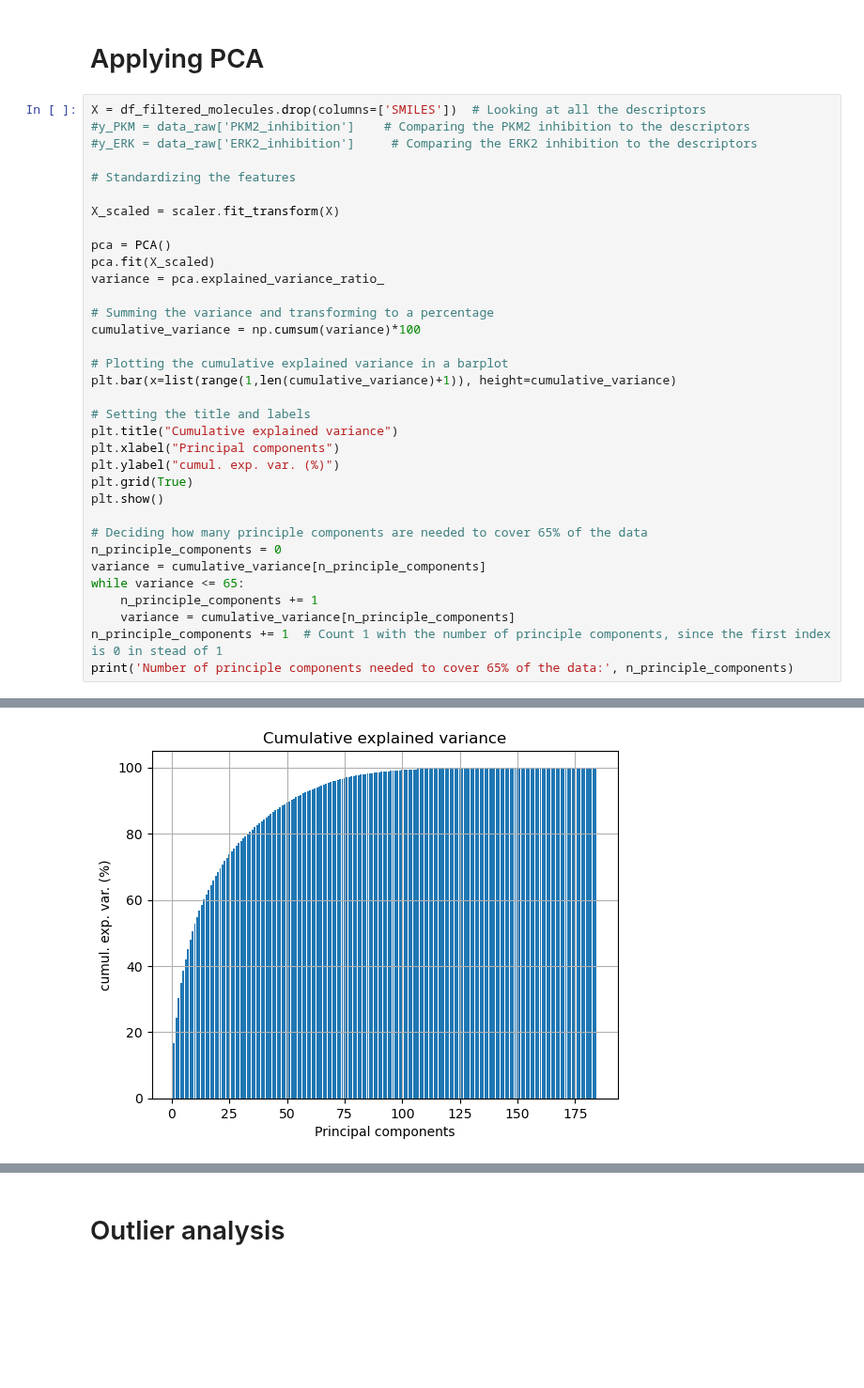
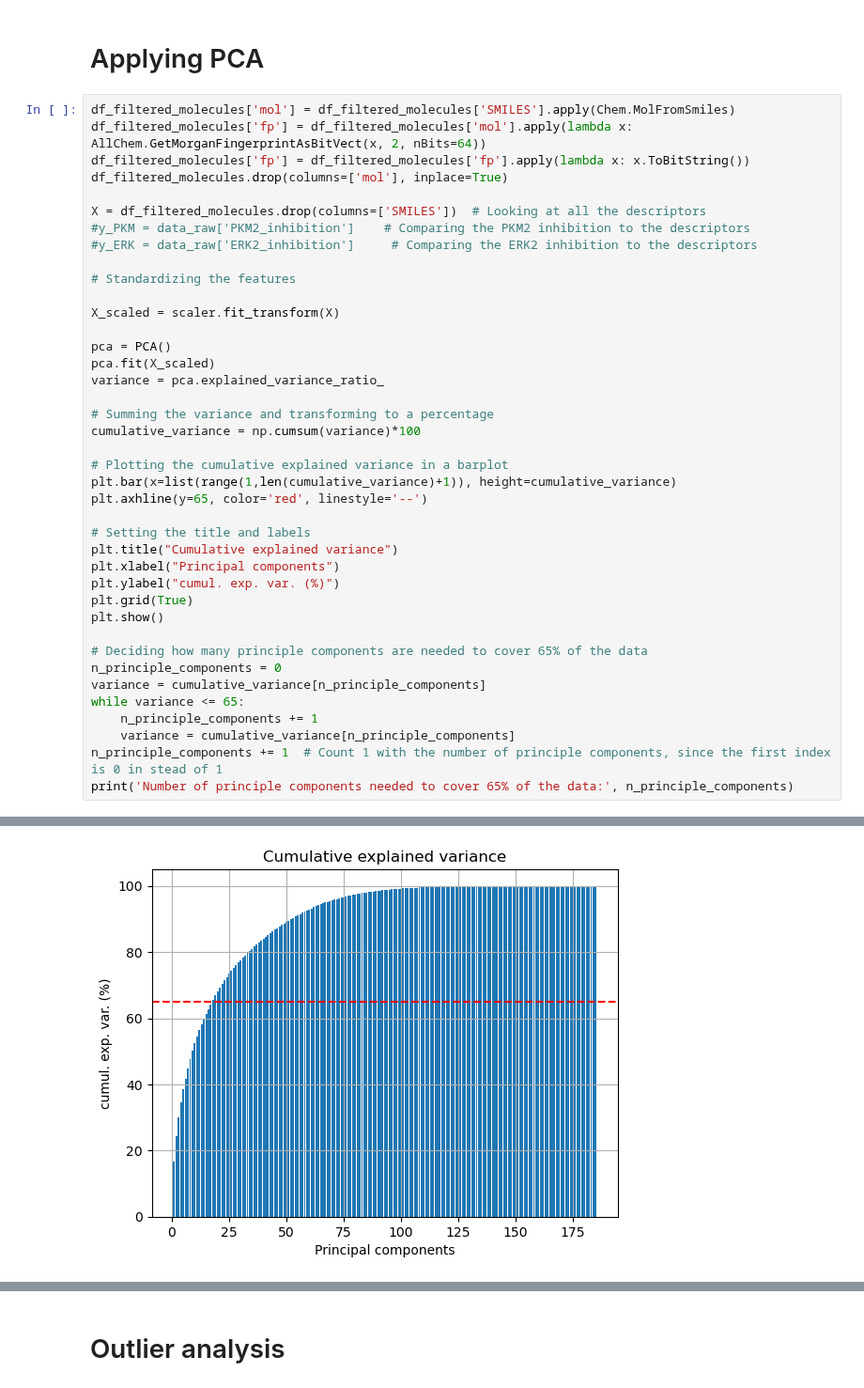
Before and after one commit to annebiemans/Group16, a Jupyter notebook: group_assignment_part1.ipynb, the cells around one changed output, grey strips where cells are left out. Shown at 94% size. Drawn from its saved outputs; the diff is of its cells as text; blank space fills up the shorter version.

```diff
--- a/group_assignment_part1.ipynb
+++ b/group_assignment_part1.ipynb
@@ -163,6 +163,11 @@ df_filtered_molecules # dit is de output met smiles en dan de descriptors die re
 # %% [markdown]
 # Applying PCA
 # %%
+df_filtered_molecules['mol'] = df_filtered_molecules['SMILES'].apply(Chem.MolFromSmiles)
+df_filtered_molecules['fp'] = df_filtered_molecules['mol'].apply(lambda x: AllChem.GetMorganFingerprintAsBitVect(x, 2, nBits=64))
+df_filtered_molecules['fp'] = df_filtered_molecules['fp'].apply(lambda x: x.ToBitString())
+df_filtered_molecules.drop(columns=['mol'], inplace=True)
+
 X = df_filtered_molecules.drop(columns=['SMILES'])  # Looking at all the descriptors
 #y_PKM = data_raw['PKM2_inhibition']    # Comparing the PKM2 inhibition to the descriptors
 #y_ERK = data_raw['ERK2_inhibition']     # Comparing the ERK2 inhibition to the descriptors
@@ -180,6 +185,7 @@ cumulative_variance = np.cumsum(variance)*100
 
 # Plotting the cumulative explained variance in a barplot
 plt.bar(x=list(range(1,len(cumulative_variance)+1)), height=cumulative_variance)
+plt.axhline(y=65, color='red', linestyle='--')
 
 # Setting the title and labels
 plt.title("Cumulative explained variance")
@@ -200 +223 @@ print('Number of principle components needed to cover 65% of the data:', n_princ
-[figure, old version]
+[figure, new version]
```
Also changed, not shown: parts of 5 cells of this notebook, 1 other file.
